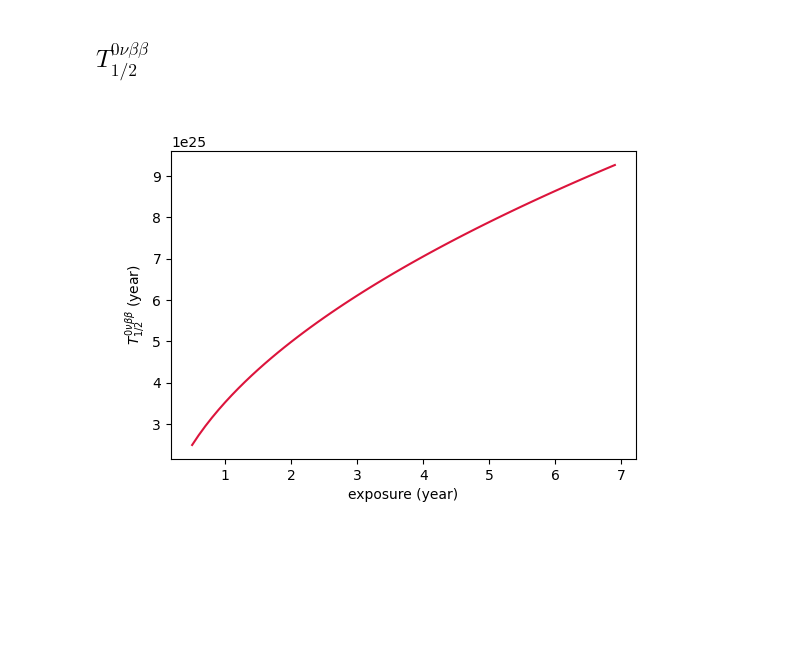
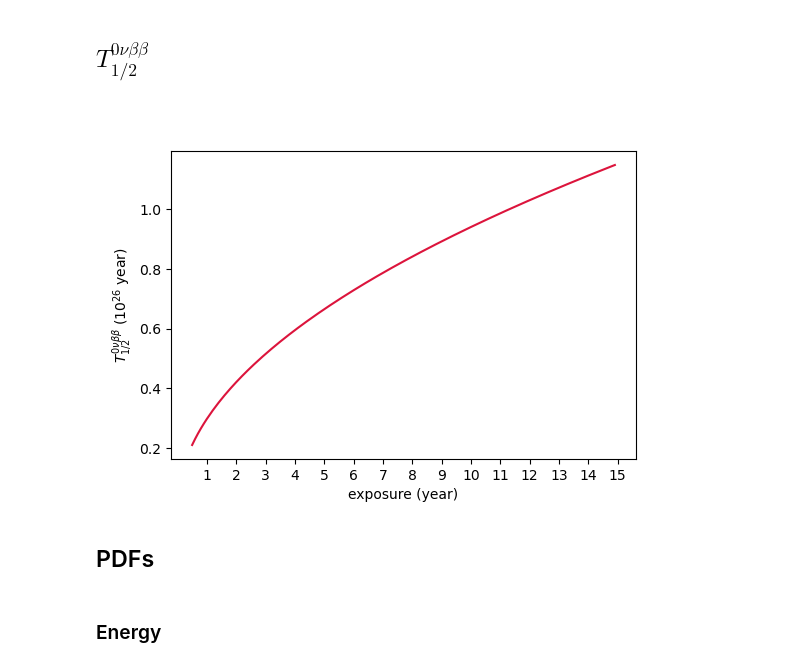
Before and after one commit to gondiaz/NEXT100-0nubb-analysis, a Jupyter notebook: analysis/counting_experiment.ipynb, the cells around one changed output. Saved outputs shown, nothing was run; the diff lists cells and outputs as text; code cells hidden in the pictures; blank space fills up the shorter version.

```diff
--- a/analysis/counting_experiment.ipynb
+++ b/analysis/counting_experiment.ipynb
@@ -89,7 +92,7 @@ def remove_spurious_tracks(tracks, spurious_energy):
 act_df, mceff_df = RadioactivityData("next100")
 eff_df = pd.read_csv("efficiencies_ic.csv")
 
-index = ["G4Volume", "Isotope"]
+index = ["Isotope", "G4Volume"]
 eff_df   =  eff_df.set_index(index)
 act_df   =  act_df.set_index(index)
 mceff_df = mceff_df.set_index(index)
@@ -273,5 +307,5 @@ No overlap between blobs efficiencies:
 # %%
-ROI = np.arange(2.41, 2.50, 0.002)
+ROI = np.arange(2.42, 2.50, 0.002)
 combs = list(combinations(ROI, 2))
 
 s = []
@@ -343,7 +377,7 @@ fig.tight_layout()
 # %%
-tracks_0nubb = tracks_0nubb.loc[(roi[0]<=tracks_0nubb.energy) & (tracks_0nubb.energy<roi[1])]
-tracks_208Tl = tracks_208Tl.loc[(roi[0]<=tracks_208Tl.energy) & (tracks_208Tl.energy<roi[1])]
-tracks_214Bi = tracks_214Bi.loc[(roi[0]<=tracks_214Bi.energy) & (tracks_214Bi.energy<roi[1])]
+# tracks_0nubb = tracks_0nubb.loc[(roi[0]<=tracks_0nubb.energy) & (tracks_0nubb.energy<roi[1])]
+# tracks_208Tl = tracks_208Tl.loc[(roi[0]<=tracks_208Tl.energy) & (tracks_208Tl.energy<roi[1])]
+# tracks_214Bi = tracks_214Bi.loc[(roi[0]<=tracks_214Bi.energy) & (tracks_214Bi.energy<roi[1])]
 # %%
 plt.figure(figsize=[7, 3])
 
@@ -384,8 +418,10 @@ s = []
 b = []
 
 for eb2 in Eb2:
-    s.append( np.sum(tracks_0nubb.eblob2>eb2)                                    / Ns)
-    b.append((np.sum(tracks_214Bi.eblob2>eb2) + np.sum(tracks_208Tl.eblob2>eb2)) / Nb)
+    s.append( np.sum((tracks_0nubb.eblob2>eb2) & (roi[0]<=tracks_0nubb.energy) & (tracks_0nubb.energy<roi[1]))/ Ns)
+    b.append((np.sum((tracks_214Bi.eblob2>eb2) & (roi[0]<=tracks_214Bi.energy) & (tracks_214Bi.energy<roi[1]))
+            + np.sum((tracks_208Tl.eblob2>eb2) & (roi[0]<=tracks_208Tl.energy) & (tracks_208Tl.energy<roi[1])))/ Nb)
+
 s = np.array(s)
 b = np.array(b)
 
@@ -423,14 +460,29 @@ Background rate (counts/year): 2.7589804787064427
 # %%
 df = eff_df.loc[(slice(None), ("208Tl", "214Bi")), :]
 T  = (df.nreco/df.nreco.sum() * df.exposure).sum()
 alpha = 1.64 # 90 % CL
 
-t = np.arange(0.5, 7, 0.1)
+tmax = 15
+t = np.arange(0.5, tmax, 0.1)
+
+exposure   = 100.
+enrichment = 0.9
+xenon_mass = 100. * kg
+
+# correct xenon_mass by fiducial volume
+density = xenon_mass / (np.pi*490**2*1200)
+xenon_mass = density * (np.pi*450**2*1200)
+
+N0 = enrichment*(xenon_mass/(136. * dalton))
+
 T12 = np.log(2) * t * np.max(fom) * N0 / (np.sqrt(Nb/T * t) * alpha)
 
 plt.figure(figsize=[6, 4])
-plt.plot(t, T12, color="crimson")
+plt.plot(t, T12/1e26, color="crimson")
 plt.xlabel("exposure (year)")
-plt.ylabel(r"$T^{0\nu\beta\beta}_{1/2}$ (year)");
+plt.ylabel(r"$T^{0\nu\beta\beta}_{1/2}$ ($10^{26}$ year)")
+plt.xticks(range(1, tmax+1));
 # %% [output]
-[figure, old version]
+[figure, new version]
+# %% [markdown]
+## PDFs
@@ -436,0 +493,2 @@ plt.ylabel(r"$T^{0\nu\beta\beta}_{1/2}$ (year)");
+# %% [markdown]
+### Energy
```
Also changed, not shown: parts of 39 cells of this notebook, 14 other files.
